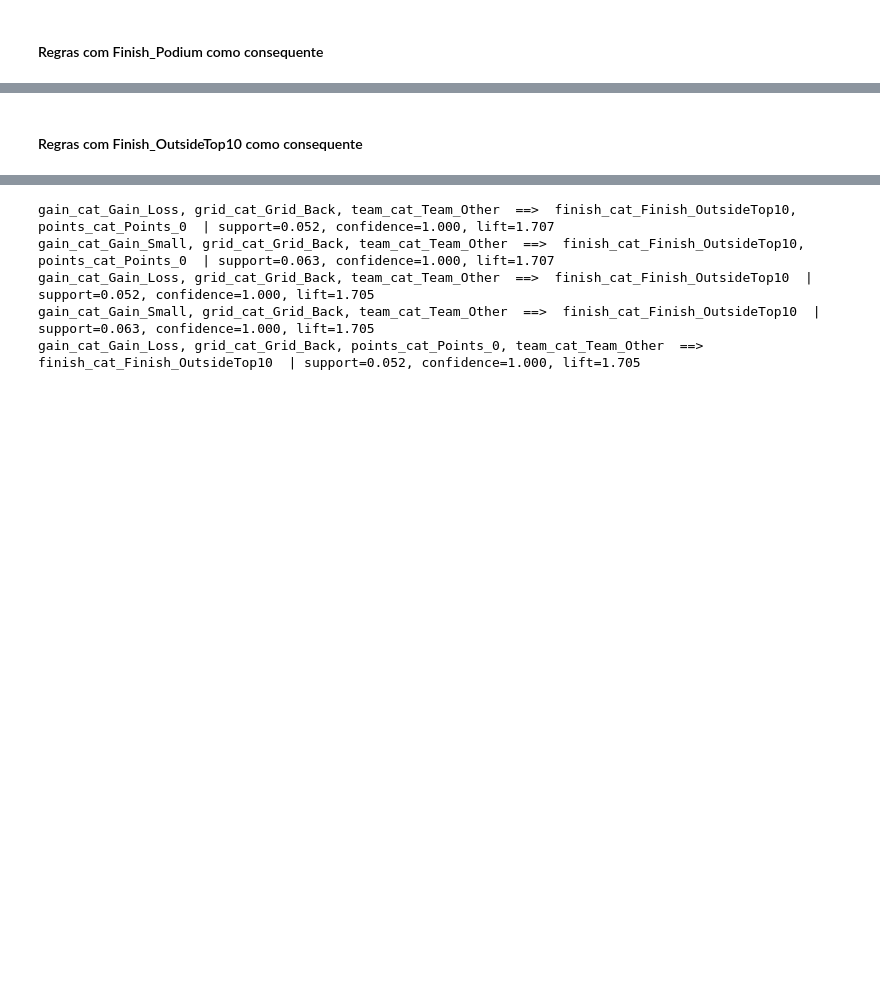
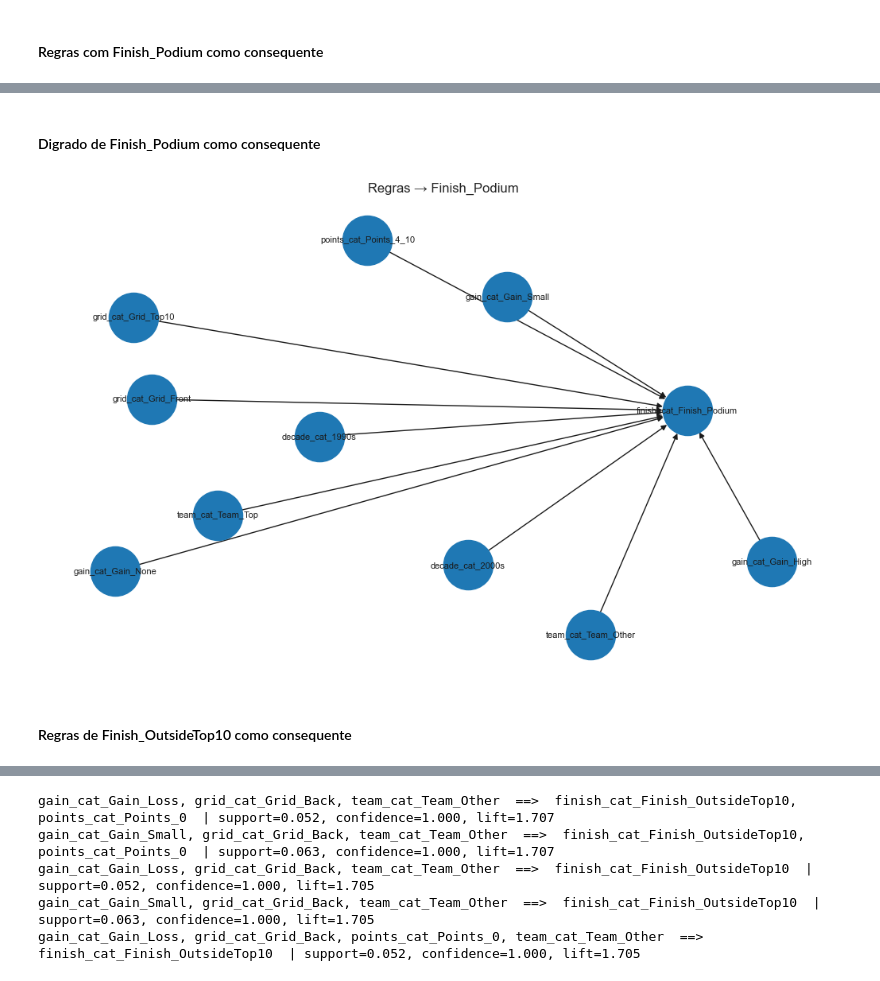
Before and after one commit to Carlos26875/IA_P02_G13, a Jupyter notebook: 03_association_rules.ipynb, the cells around one changed output, grey strips where cells are left out. Saved outputs shown, nothing was run; the diff lists cells and outputs as text; code cells hidden in the pictures; blank space fills up the shorter version.

```diff
--- a/03_association_rules.ipynb
+++ b/03_association_rules.ipynb
@@ -466,6 +470,25 @@ Regras com consequente Finish_Podium: 25
 | 93 | (gain_cat_Gain_Small, grid_cat_Gr... | (finish_cat_Finish_Podium) | 0.022206 | 0.124069 | 0.022206 | 1.000000 | 8.060000 | ... |
-# %% [markdown]
-#### Regras com Finish_OutsideTop10 como consequente
+# %% [markdown]
+#### Digrado de Finish_Podium como consequente
+# %%
+# Visualizar as regras como um grafo direcionado
+G = nx.DiGraph()
+
+for _, r in rules.iterrows():
+    if "finish_cat_Finish_Podium" in r["consequents"]:
+        for a in r["antecedents"]:
+            G.add_edge(a, "finish_cat_Finish_Podium")
+
+pos = nx.spring_layout(G, seed=42)
+
+plt.figure(figsize=(10, 6))
+nx.draw(G, pos, with_labels=True, node_size=2000, font_size=8, arrows=True)
+plt.title("Regras → Finish_Podium")
+plt.show()
+# %% [output]
+[figure, added]
+# %% [markdown]
+#### Regras de Finish_OutsideTop10 como consequente
 # %%
 # Consequente = fora do Top10
 rules_outside = rules[
```
Also changed, not shown: parts of 7 cells of this notebook.
